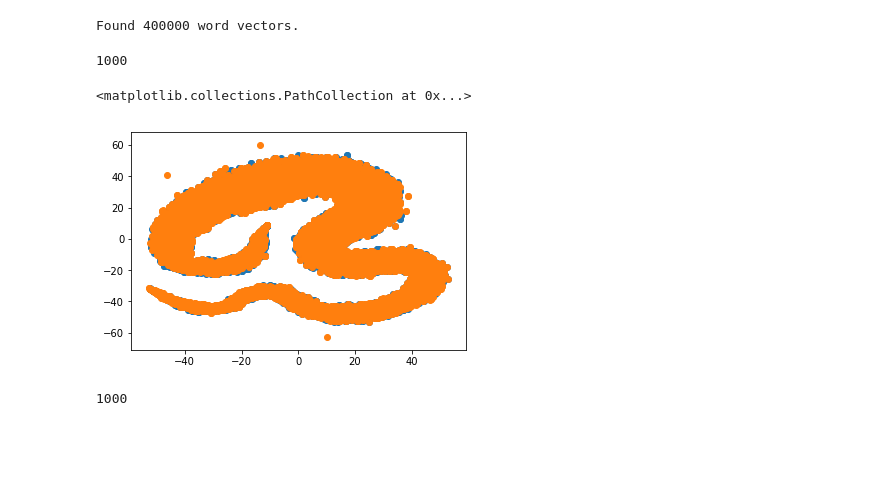
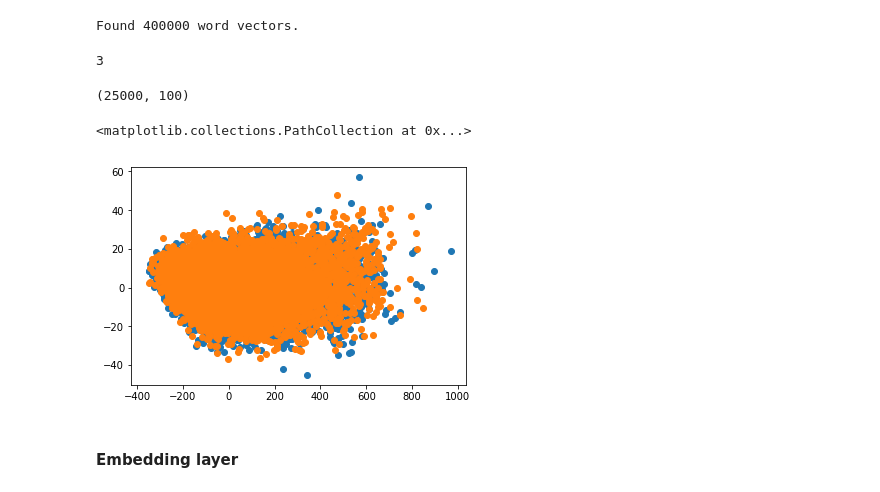
Before and after one commit to FranziOschi/NLP, a Jupyter notebook: IMDB.ipynb, the cells around one changed output. Drawn from its saved outputs; the diff is of its cells as text; code cells hidden in the pictures; blank space fills up the shorter version.

Commit message:
Added untrained word embedding.

```diff
--- a/IMDB.ipynb
+++ b/IMDB.ipynb
@@ -58,0 +89,3 @@ a
+# %%
+model.fit(x_train_enc, y_train_enc, validation_data=(x_test_enc, y_test_enc),
+          epochs=10, batch_size=128)
@@ -93,11 +134,11 @@ print('Found %s word vectors.' % len(embeddings_index))
 # %% [output]
 Found 400000 word vectors.
 # %%
-#get the dictionary with the word indices
+#get a dictionary with the 999 most common words
 
 word_index = imdb.get_word_index()
 
-ix_common_words = np.where(np.array(word_index.values()) <= num_words)
+ix_common_words = np.where(np.array(word_index.values()) < num_words)
 keys_common_words = np.array(word_index.keys())[ix_common_words]
 values_common_words = np.array(word_index.values())[ix_common_words]
 
@@ -105,7 +146,3 @@ most_common_words = dict()
 
 for i, keys in enumerate(keys_common_words):
     most_common_words[keys] = values_common_words[i]
-# %%
-len(most_common_words.values())
-# %% [output]
-1000
@@ -116,10 +149,13 @@ len(most_common_words.values())
+# %%
+most_common_words['a']
+# %% [output]
+3
 # %%
 EMBEDDING_DIM = 100
-num_words = 1000
 
 new_word_index = most_common_words
 
-embedding_matrix = np.zeros((num_words + 1, EMBEDDING_DIM))
+embedding_matrix = np.zeros((num_words, EMBEDDING_DIM))
 for word, i in new_word_index.items():
     embedding_vector = embeddings_index.get(word)
     if embedding_vector is not None:
@@ -127,23 +163,28 @@ for word, i in new_word_index.items():
         embedding_matrix[i] = embedding_vector
 # %%
 from sklearn.manifold import TSNE
+from sklearn.decomposition import PCA
 
-x_train_embedded = np.dot(x_train, embedding_matrix)
+x_train_embedded = np.dot(x_train_enc, embedding_matrix)
+x_test_embedded = np.dot(x_test_enc, embedding_matrix)
+print x_train_embedded.shape
+#x_train_embedded_2D = TSNE(n_components=2).fit_transform(x_train_embedded)
 
-x_train_embedded_2D = TSNE(n_components=2).fit_transform(x_train_embedded)
+pca = PCA(n_components=2)
+x_train_embedded_2D = pca.fit_transform(x_train_embedded)
+# %% [output]
+(25000, 100)
 # %%
 x_val = x_train_embedded_2D[:,0]
 y_val = x_train_embedded_2D[:,1]
 
-ix_class1 = np.where(y_train[:,0] == 0)[0]
-ix_class2 = np.where(y_train[:,0] == 1)[0]
+ix_class1 = np.where(y_train_enc[:,0] == 0)[0]
+ix_class2 = np.where(y_train_enc[:,0] == 1)[0]
 
 plt.scatter(x_val[ix_class1], y_val[ix_class1])
 plt.scatter(x_val[ix_class2], y_val[ix_class2])
 # %% [output]
 <matplotlib.collections.PathCollection at 0x...>
-[figure, old version]
+[figure, new version]
-# %%
-len(new_word_index)
-# %% [output]
-1000
+# %% [markdown]
+#### Embedding layer
```
Also changed, not shown: parts of 35 cells of this notebook.
